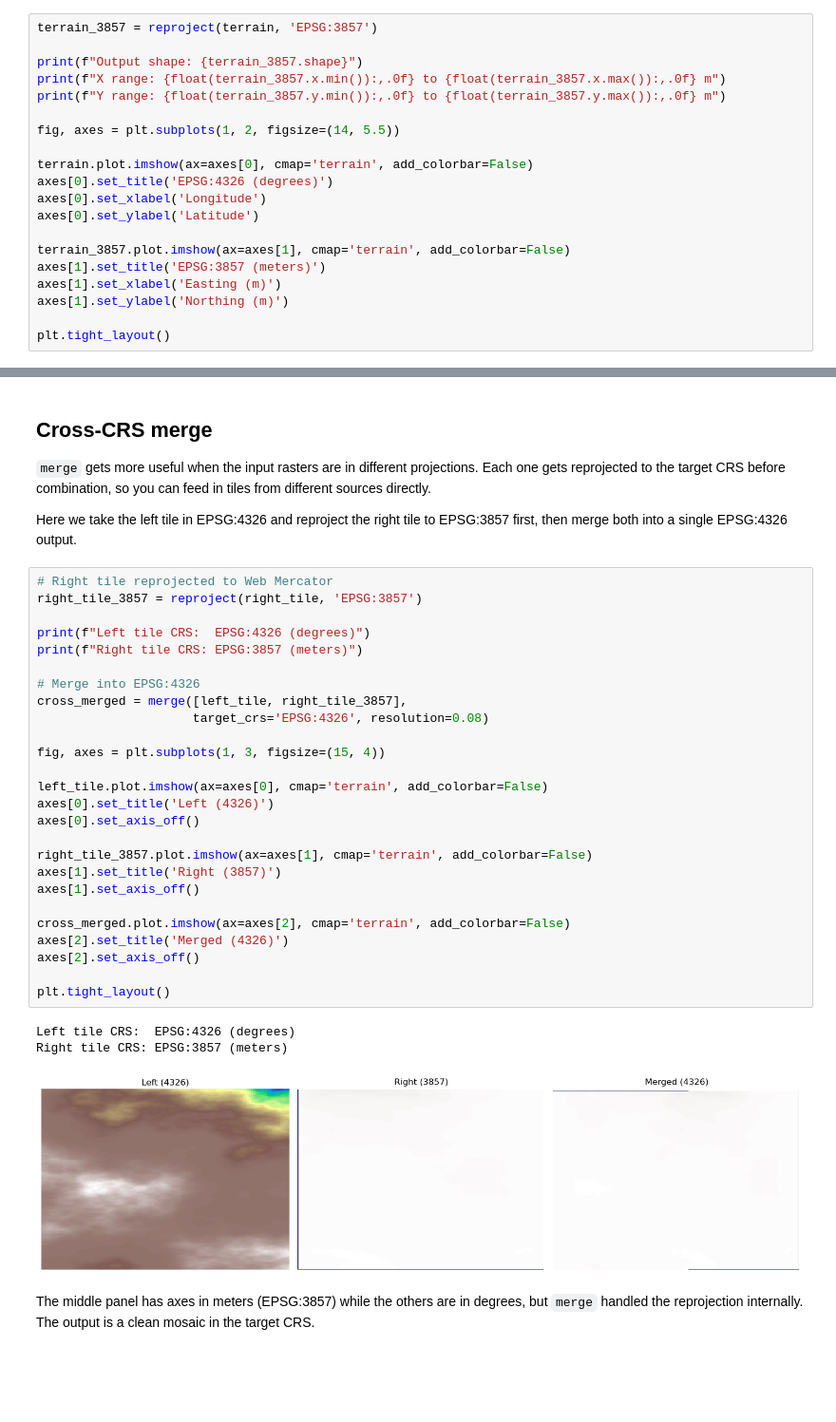
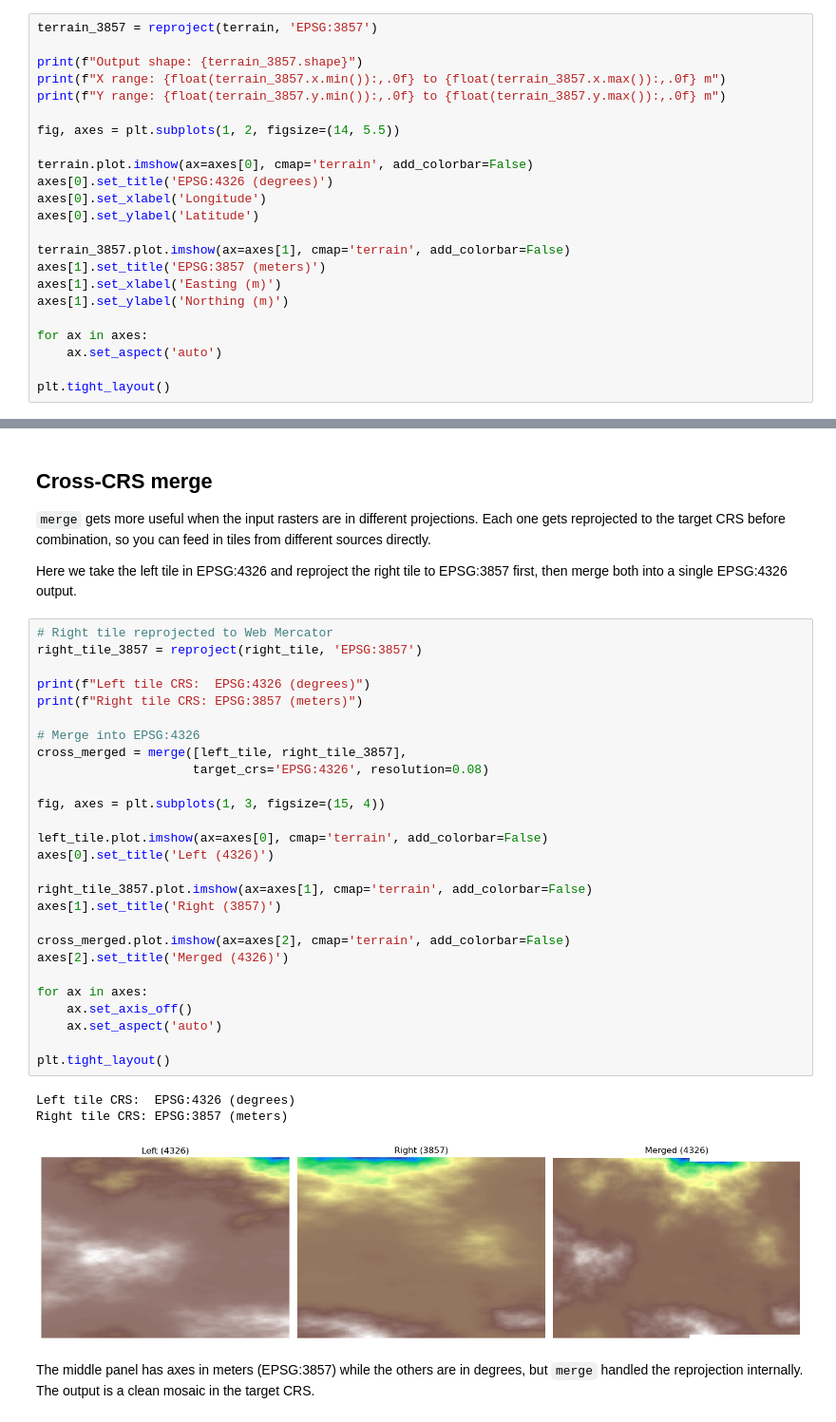
Before and after one commit to makepath/xarray-spatial, a Jupyter notebook: examples/user_guide/34_Reproject.ipynb, the cells around one changed output, grey strips where cells are left out. Shown at 95% size. Saved outputs shown, nothing was run; the diff lists cells and outputs as text; blank space fills up the shorter version.

```diff
--- a/examples/user_guide/34_Reproject.ipynb
+++ b/examples/user_guide/34_Reproject.ipynb
@@ -90,5 +90,8 @@ axes[1].set_title('EPSG:3857 (meters)')
 axes[1].set_xlabel('Easting (m)')
 axes[1].set_ylabel('Northing (m)')
 
+for ax in axes:
+    ax.set_aspect('auto')
+
 plt.tight_layout()
 # %% [output]
@@ -223,33 +226,34 @@ Here we take the left tile in EPSG:4326 and reproject the right tile to EPSG:385
 # %%
 # Right tile reprojected to Web Mercator
 right_tile_3857 = reproject(right_tile, 'EPSG:3857')
 
 print(f"Left tile CRS:  EPSG:4326 (degrees)")
 print(f"Right tile CRS: EPSG:3857 (meters)")
 
 # Merge into EPSG:4326
 cross_merged = merge([left_tile, right_tile_3857],
                      target_crs='EPSG:4326', resolution=0.08)
 
 fig, axes = plt.subplots(1, 3, figsize=(15, 4))
 
 left_tile.plot.imshow(ax=axes[0], cmap='terrain', add_colorbar=False)
 axes[0].set_title('Left (4326)')
-axes[0].set_axis_off()
 
 right_tile_3857.plot.imshow(ax=axes[1], cmap='terrain', add_colorbar=False)
 axes[1].set_title('Right (3857)')
-axes[1].set_axis_off()
 
 cross_merged.plot.imshow(ax=axes[2], cmap='terrain', add_colorbar=False)
 axes[2].set_title('Merged (4326)')
-axes[2].set_axis_off()
+
+for ax in axes:
+    ax.set_axis_off()
+    ax.set_aspect('auto')
 
 plt.tight_layout()
 # %% [output]
 Left tile CRS:  EPSG:4326 (degrees)
 Right tile CRS: EPSG:3857 (meters)
-[figure, old version]
+[figure, new version]
 # %% [markdown]
 The middle panel has axes in meters (EPSG:3857) while the others are in degrees, but `merge` handled the reprojection internally. The output is a clean mosaic in the target CRS.
 # %% [markdown]
```
Also changed, not shown: parts of 4 cells of this notebook, 1 other file.
